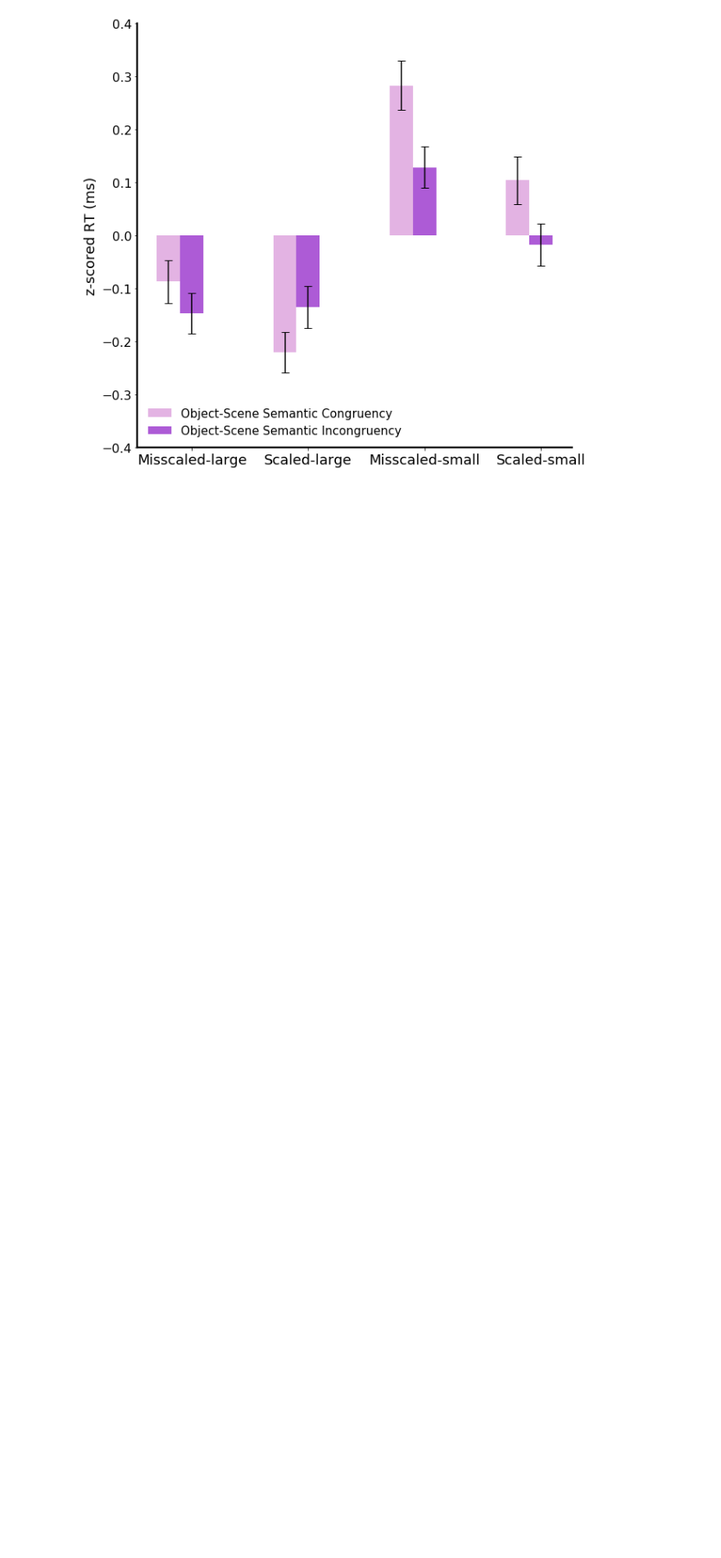
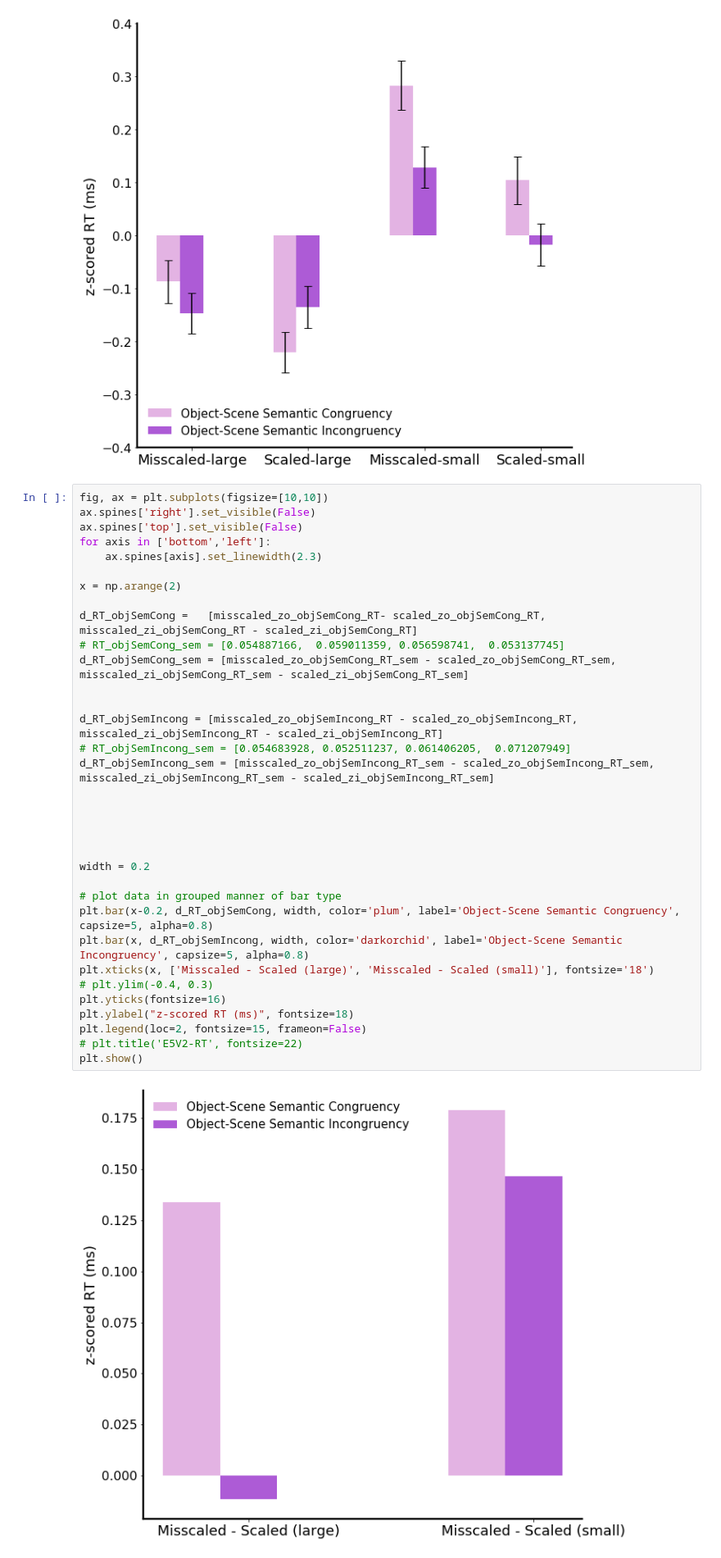
Before and after one commit to prachimahab/object_scene_scaling, a Jupyter notebook: analysis_e5v2.ipynb, the cells around one changed output. Shown at 82% size. Drawn from its saved outputs; the diff is of its cells as text; blank space fills up the shorter version.

```diff
--- a/analysis_e5v2.ipynb
+++ b/analysis_e5v2.ipynb
@@ -961,6 +1139,42 @@ plt.legend(loc=3, fontsize=15, frameon=False)
 plt.show()
 # %% [output]
 [figure]
+# %%
+fig, ax = plt.subplots(figsize=[10,10])
+ax.spines['right'].set_visible(False)
+ax.spines['top'].set_visible(False)
+for axis in ['bottom','left']:
+    ax.spines[axis].set_linewidth(2.3)
+
+x = np.arange(2)
+
+d_RT_objSemCong =   [misscaled_zo_objSemCong_RT- scaled_zo_objSemCong_RT, misscaled_zi_objSemCong_RT - scaled_zi_objSemCong_RT]
+# RT_objSemCong_sem = [0.054887166,  0.059011359, 0.056598741,  0.053137745]
+d_RT_objSemCong_sem = [misscaled_zo_objSemCong_RT_sem - scaled_zo_objSemCong_RT_sem, misscaled_zi_objSemCong_RT_sem - scaled_zi_objSemCong_RT_sem]
+
+
+d_RT_objSemIncong = [misscaled_zo_objSemIncong_RT - scaled_zo_objSemIncong_RT, misscaled_zi_objSemIncong_RT - scaled_zi_objSemIncong_RT]
+# RT_objSemIncong_sem = [0.054683928, 0.052511237, 0.061406205,  0.071207949]
+d_RT_objSemIncong_sem = [misscaled_zo_objSemIncong_RT_sem - scaled_zo_objSemIncong_RT_sem, misscaled_zi_objSemIncong_RT_sem - scaled_zi_objSemIncong_RT_sem]
+
+
+
+
+
+width = 0.2
+
+# plot data in grouped manner of bar type
+plt.bar(x-0.2, d_RT_objSemCong, width, color='plum', label='Object-Scene Semantic Congruency', capsize=5, alpha=0.8)
+plt.bar(x, d_RT_objSemIncong, width, color='darkorchid', label='Object-Scene Semantic Incongruency', capsize=5, alpha=0.8)
+plt.xticks(x, ['Misscaled - Scaled (large)', 'Misscaled - Scaled (small)'], fontsize='18')
+# plt.ylim(-0.4, 0.3)
+plt.yticks(fontsize=16)
+plt.ylabel("z-scored RT (ms)", fontsize=18)
+plt.legend(loc=2, fontsize=15, frameon=False)
+# plt.title('E5V2-RT', fontsize=22)
+plt.show()
+# %% [output]
+[figure, added]
 # %%
 fig, ax = plt.subplots(figsize=[10,10])
 ax.spines['right'].set_visible(False)
```
Also changed, not shown: parts of 18 cells of this notebook.
